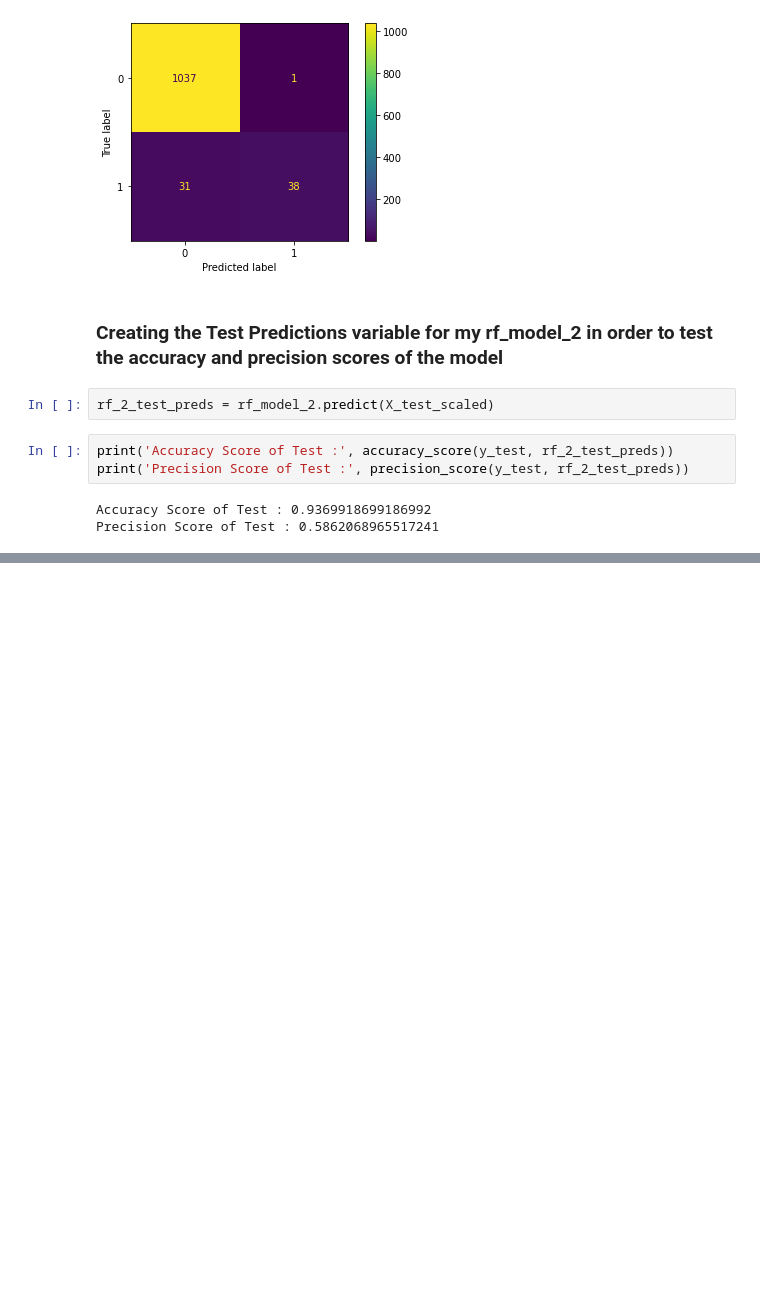
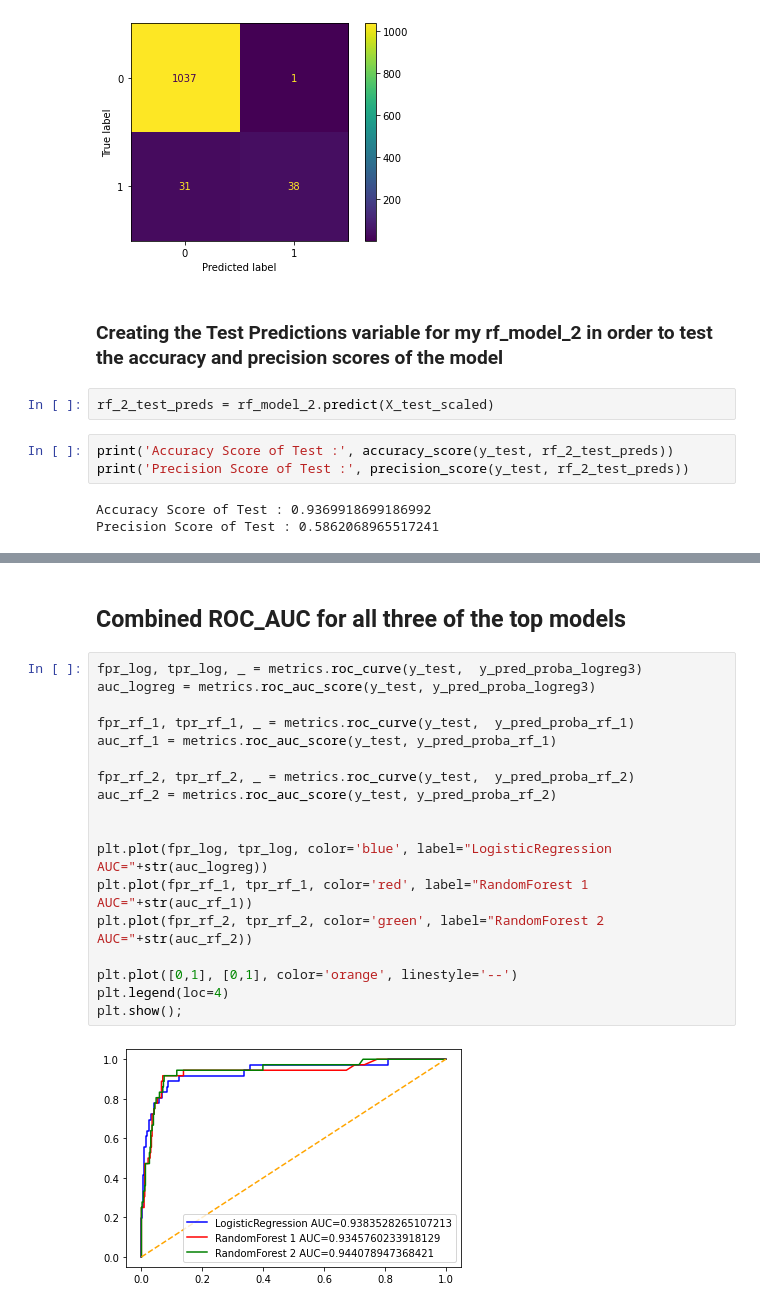
Before and after one commit to haydenj8/NBA_Project3, a Jupyter notebook: Project_Notebook_1.ipynb, the cells around one changed output, grey strips where cells are left out. Drawn from its saved outputs; the diff is of its cells as text; blank space fills up the shorter version.

```diff
--- a/Project_Notebook_1.ipynb
+++ b/Project_Notebook_1.ipynb
@@ -846,0 +876,22 @@ pipe = make_pipeline(StandardScaler(), RandomForestClassifier())
+# %% [markdown]
+## Combined ROC_AUC for all three of the top models
+# %%
+fpr_log, tpr_log, _ = metrics.roc_curve(y_test,  y_pred_proba_logreg3)
+auc_logreg = metrics.roc_auc_score(y_test, y_pred_proba_logreg3)
+
+fpr_rf_1, tpr_rf_1, _ = metrics.roc_curve(y_test,  y_pred_proba_rf_1)
+auc_rf_1 = metrics.roc_auc_score(y_test, y_pred_proba_rf_1)
+
+fpr_rf_2, tpr_rf_2, _ = metrics.roc_curve(y_test,  y_pred_proba_rf_2)
+auc_rf_2 = metrics.roc_auc_score(y_test, y_pred_proba_rf_2)
+
+
+plt.plot(fpr_log, tpr_log, color='blue', label="LogisticRegression AUC="+str(auc_logreg))
+plt.plot(fpr_rf_1, tpr_rf_1, color='red', label="RandomForest 1 AUC="+str(auc_rf_1))
+plt.plot(fpr_rf_2, tpr_rf_2, color='green', label="RandomForest 2 AUC="+str(auc_rf_2))
+
+plt.plot([0,1], [0,1], color='orange', linestyle='--')
+plt.legend(loc=4)
+plt.show();
+# %% [output]
+[figure, added]
```
Also changed, not shown: parts of 17 cells of this notebook.
